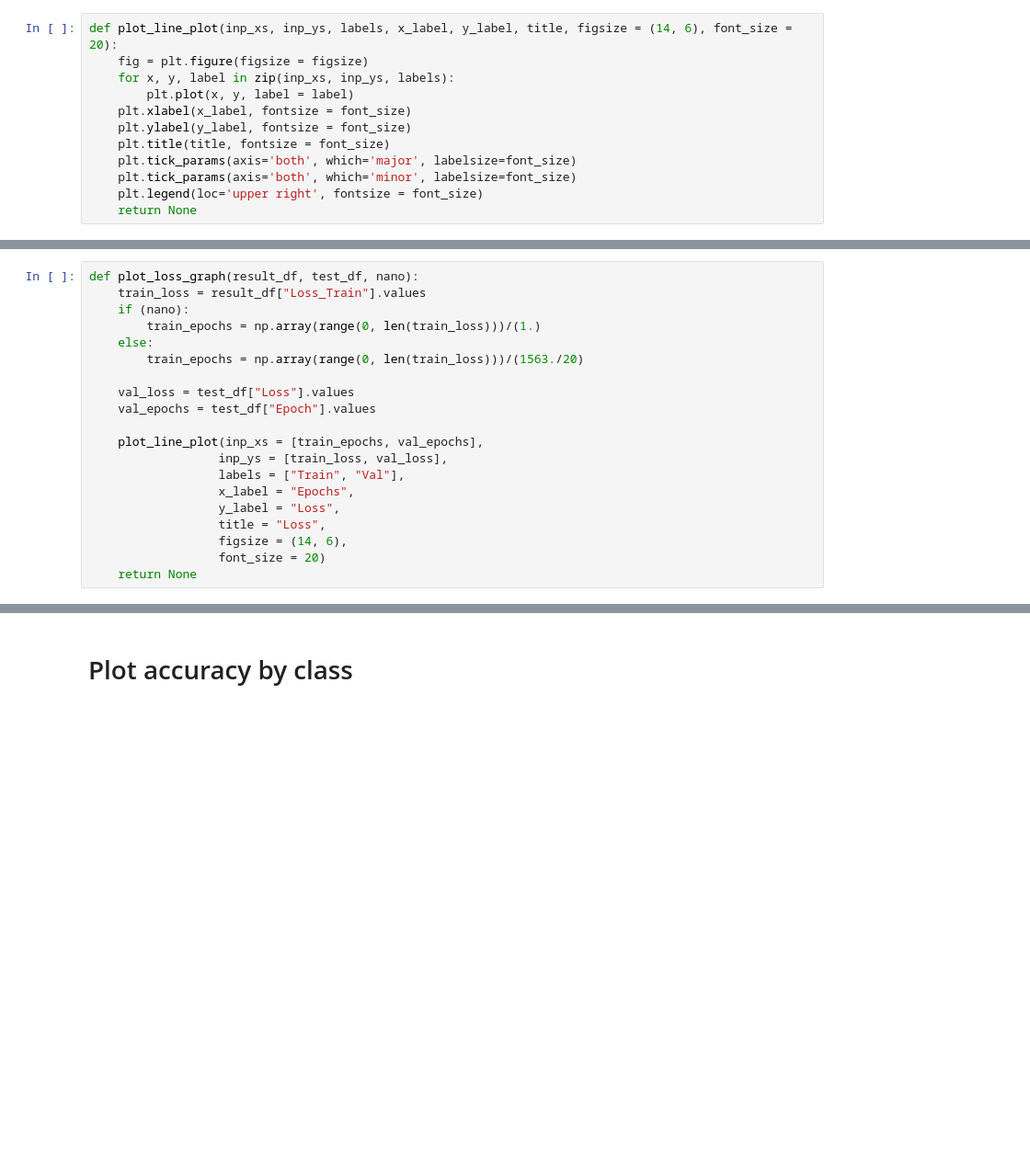
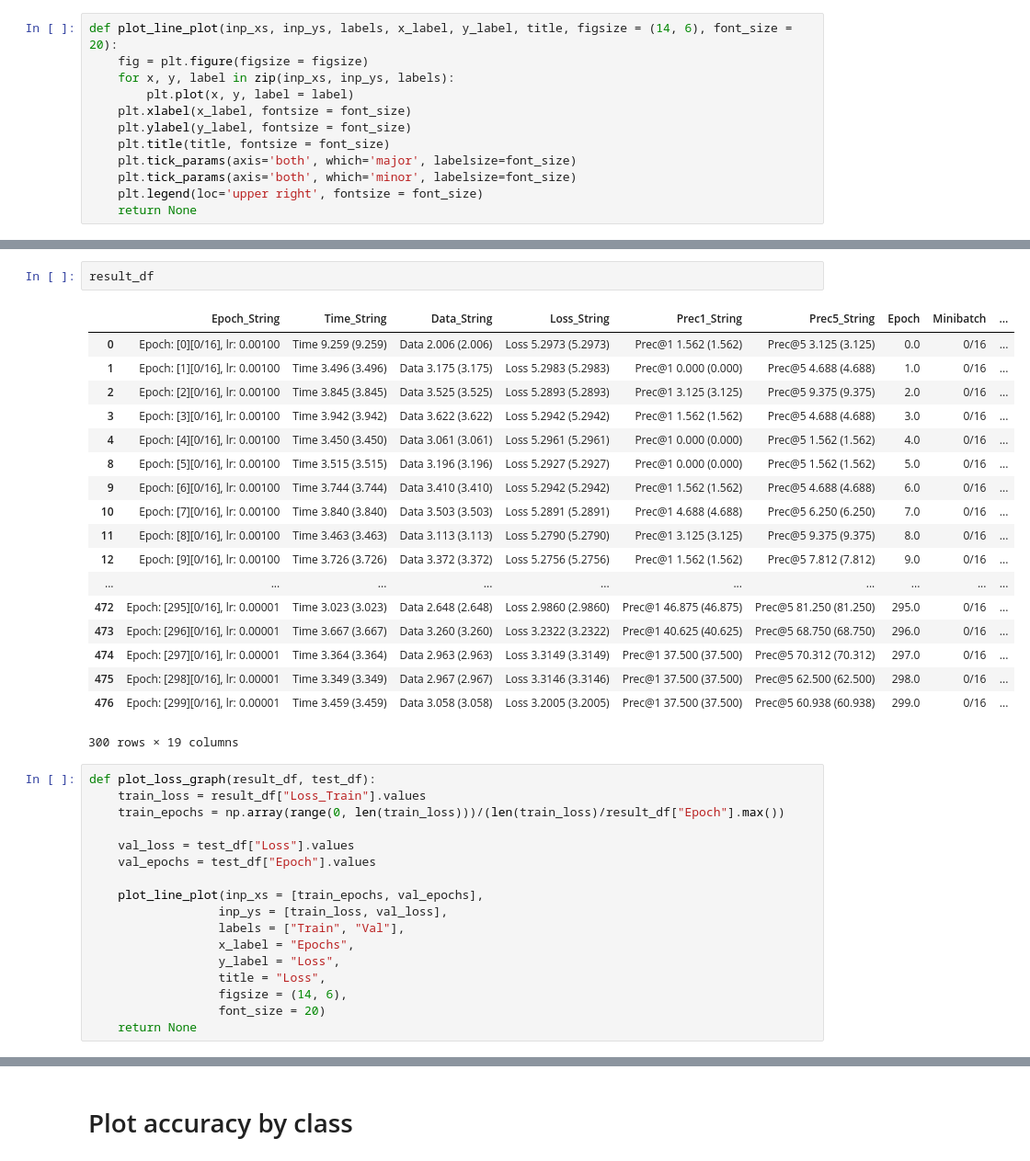
Before and after one commit to mitrydoug/TRN-pytorch, a Jupyter notebook: visualization/2018.05.28_Visualization.ipynb, the cells around one changed output, grey strips where cells are left out. Shown at 92% size. Cells and saved outputs as stored; diff of their text form; blank space fills up the shorter version.

```diff
--- a/visualization/2018.05.28_Visualization.ipynb
+++ b/visualization/2018.05.28_Visualization.ipynb
@@ -134,10 +155,28 @@ def plot_line_plot(inp_xs, inp_ys, labels, x_label, y_label, title, figsize = (1
+# %%
+result_df
+# %% [output]
+|  | Epoch_String | Time_String | Data_String | Loss_String | Prec1_String | Prec5_String | Epoch | Minibatch | ... |
+| 0 | Epoch: [0][0/16], lr: 0.00100 | Time 9.259 (9.259) | Data 2.006 (2.006) | Loss 5.2973 (5.2973) | Prec@1 1.562 (1.562) | Prec@5 3.125 (3.125) | 0.0 | 0/16 | ... |
+| 1 | Epoch: [1][0/16], lr: 0.00100 | Time 3.496 (3.496) | Data 3.175 (3.175) | Loss 5.2983 (5.2983) | Prec@1 0.000 (0.000) | Prec@5 4.688 (4.688) | 1.0 | 0/16 | ... |
+| 2 | Epoch: [2][0/16], lr: 0.00100 | Time 3.845 (3.845) | Data 3.525 (3.525) | Loss 5.2893 (5.2893) | Prec@1 3.125 (3.125) | Prec@5 9.375 (9.375) | 2.0 | 0/16 | ... |
+| 3 | Epoch: [3][0/16], lr: 0.00100 | Time 3.942 (3.942) | Data 3.622 (3.622) | Loss 5.2942 (5.2942) | Prec@1 1.562 (1.562) | Prec@5 4.688 (4.688) | 3.0 | 0/16 | ... |
+| 4 | Epoch: [4][0/16], lr: 0.00100 | Time 3.450 (3.450) | Data 3.061 (3.061) | Loss 5.2961 (5.2961) | Prec@1 0.000 (0.000) | Prec@5 1.562 (1.562) | 4.0 | 0/16 | ... |
+| 8 | Epoch: [5][0/16], lr: 0.00100 | Time 3.515 (3.515) | Data 3.196 (3.196) | Loss 5.2927 (5.2927) | Prec@1 0.000 (0.000) | Prec@5 1.562 (1.562) | 5.0 | 0/16 | ... |
+| 9 | Epoch: [6][0/16], lr: 0.00100 | Time 3.744 (3.744) | Data 3.410 (3.410) | Loss 5.2942 (5.2942) | Prec@1 1.562 (1.562) | Prec@5 4.688 (4.688) | 6.0 | 0/16 | ... |
+| 10 | Epoch: [7][0/16], lr: 0.00100 | Time 3.840 (3.840) | Data 3.503 (3.503) | Loss 5.2891 (5.2891) | Prec@1 4.688 (4.688) | Prec@5 6.250 (6.250) | 7.0 | 0/16 | ... |
+| 11 | Epoch: [8][0/16], lr: 0.00100 | Time 3.463 (3.463) | Data 3.113 (3.113) | Loss 5.2790 (5.2790) | Prec@1 3.125 (3.125) | Prec@5 9.375 (9.375) | 8.0 | 0/16 | ... |
+| 12 | Epoch: [9][0/16], lr: 0.00100 | Time 3.726 (3.726) | Data 3.372 (3.372) | Loss 5.2756 (5.2756) | Prec@1 1.562 (1.562) | Prec@5 7.812 (7.812) | 9.0 | 0/16 | ... |
+| ... | ... | ... | ... | ... | ... | ... | ... | ... | ... |
+| 472 | Epoch: [295][0/16], lr: 0.00001 | Time 3.023 (3.023) | Data 2.648 (2.648) | Loss 2.9860 (2.9860) | Prec@1 46.875 (46.875) | Prec@5 81.250 (81.250) | 295.0 | 0/16 | ... |
+| 473 | Epoch: [296][0/16], lr: 0.00001 | Time 3.667 (3.667) | Data 3.260 (3.260) | Loss 3.2322 (3.2322) | Prec@1 40.625 (40.625) | Prec@5 68.750 (68.750) | 296.0 | 0/16 | ... |
+| 474 | Epoch: [297][0/16], lr: 0.00001 | Time 3.364 (3.364) | Data 2.963 (2.963) | Loss 3.3149 (3.3149) | Prec@1 37.500 (37.500) | Prec@5 70.312 (70.312) | 297.0 | 0/16 | ... |
+| 475 | Epoch: [298][0/16], lr: 0.00001 | Time 3.349 (3.349) | Data 2.967 (2.967) | Loss 3.3146 (3.3146) | Prec@1 37.500 (37.500) | Prec@5 62.500 (62.500) | 298.0 | 0/16 | ... |
+| 476 | Epoch: [299][0/16], lr: 0.00001 | Time 3.459 (3.459) | Data 3.058 (3.058) | Loss 3.2005 (3.2005) | Prec@1 37.500 (37.500) | Prec@5 60.938 (60.938) | 299.0 | 0/16 | ... |
+300 rows × 19 columns
 # %%
-def plot_loss_graph(result_df, test_df, nano):
+def plot_loss_graph(result_df, test_df):
     train_loss = result_df["Loss_Train"].values
-    if (nano):
-        train_epochs = np.array(range(0, len(train_loss)))/(1.)
-    else:
-        train_epochs = np.array(range(0, len(train_loss)))/(1563./20)
+    train_epochs = np.array(range(0, len(train_loss)))/(len(train_loss)/result_df["Epoch"].max())
 
     val_loss = test_df["Loss"].values
     val_epochs = test_df["Epoch"].values
```
Also changed, not shown: parts of 9 cells of this notebook.
